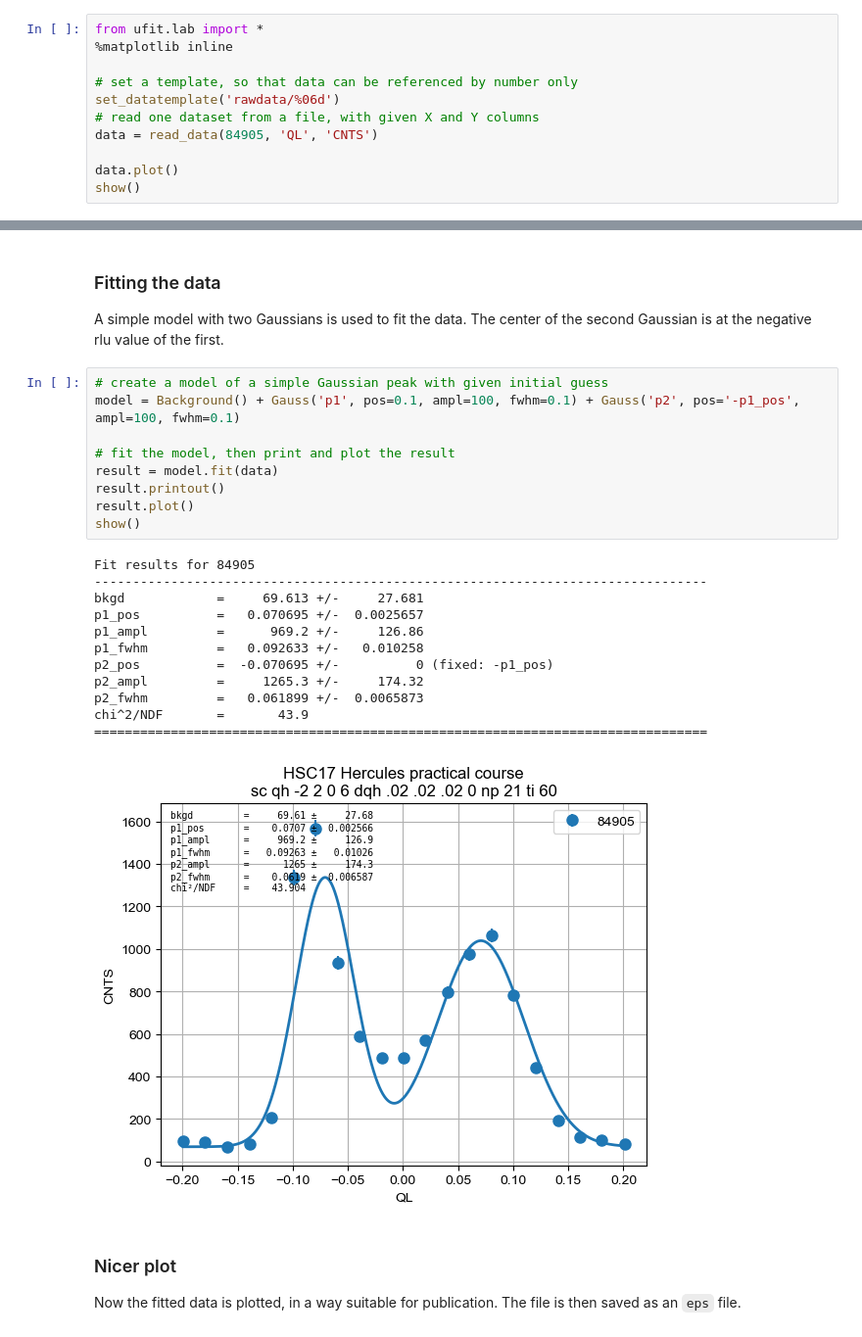
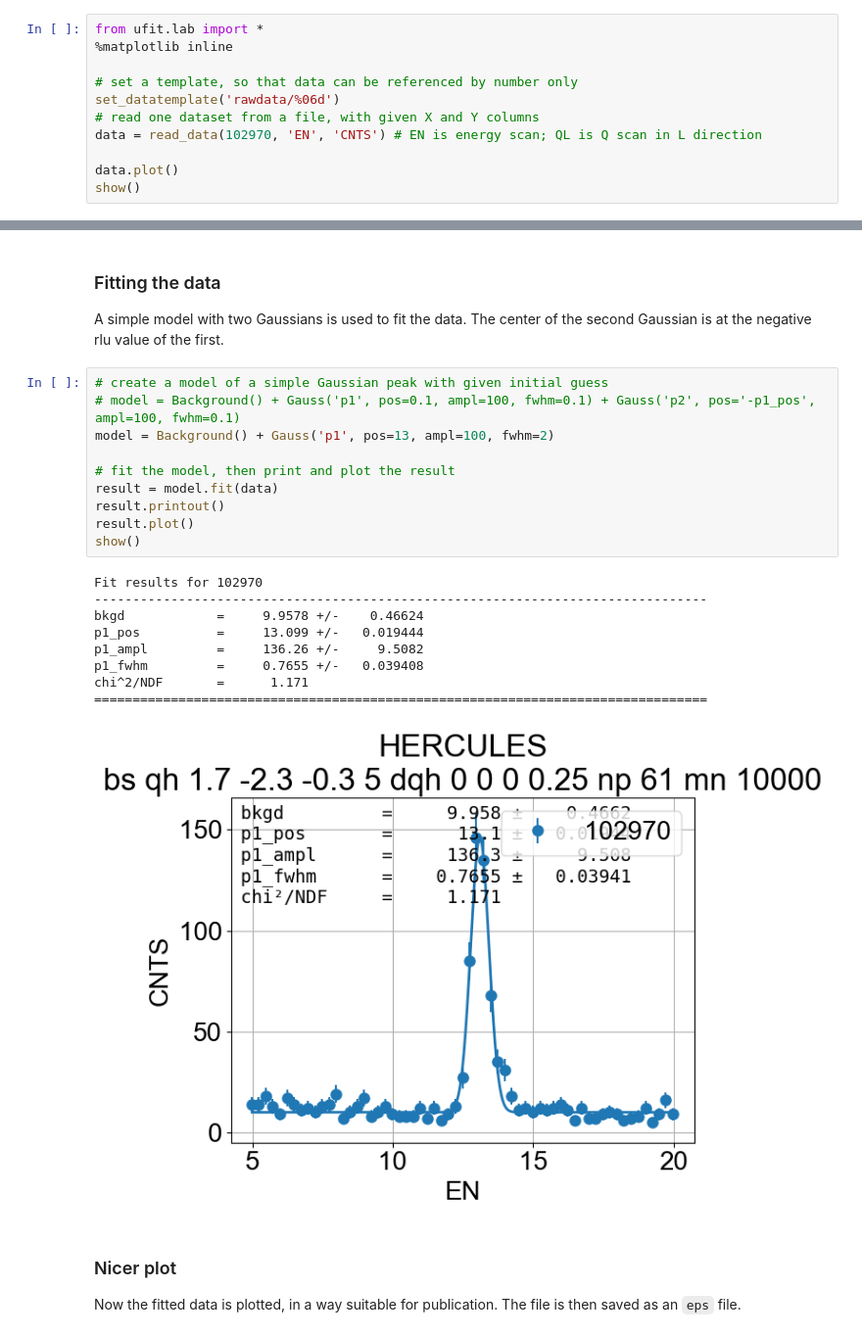
Before and after one commit to OctiEHA/silicon2022, a Jupyter notebook: silicon.ipynb, the cells around one changed output, grey strips where cells are left out. Shown: that part at 98% size. Saved outputs shown, nothing was run; the diff lists cells and outputs as text.

```diff
--- a/silicon.ipynb
+++ b/silicon.ipynb
@@ -82,7 +82,7 @@ from ufit.lab import *
 # set a template, so that data can be referenced by number only
 set_datatemplate('rawdata/%06d')
 # read one dataset from a file, with given X and Y columns
-data = read_data(84905, 'QL', 'CNTS')
+data = read_data(102970, 'EN', 'CNTS') # EN is energy scan; QL is Q scan in L direction
 
 data.plot()
 show()
@@ -94,26 +94,24 @@ show()
 A simple model with two Gaussians is used to fit the data. The center of the second Gaussian is at the negative rlu value of the first.
 # %%
 # create a model of a simple Gaussian peak with given initial guess
-model = Background() + Gauss('p1', pos=0.1, ampl=100, fwhm=0.1) + Gauss('p2', pos='-p1_pos', ampl=100, fwhm=0.1)
+# model = Background() + Gauss('p1', pos=0.1, ampl=100, fwhm=0.1) + Gauss('p2', pos='-p1_pos', ampl=100, fwhm=0.1)
+model = Background() + Gauss('p1', pos=13, ampl=100, fwhm=2)
 
 # fit the model, then print and plot the result
 result = model.fit(data)
 result.printout()
 result.plot()
 show()
 # %% [output]
-Fit results for 84905
+Fit results for 102970
 --------------------------------------------------------------------------------
-bkgd            =     69.613 +/-     27.681
-p1_pos          =   0.070695 +/-  0.0025657
-p1_ampl         =      969.2 +/-     126.86
-p1_fwhm         =   0.092633 +/-   0.010258
-p2_pos          =  -0.070695 +/-          0 (fixed: -p1_pos)
-p2_ampl         =     1265.3 +/-     174.32
-p2_fwhm         =   0.061899 +/-  0.0065873
-chi^2/NDF       =       43.9
+bkgd            =     9.9578 +/-    0.46624
+p1_pos          =     13.099 +/-   0.019444
+p1_ampl         =     136.26 +/-     9.5082
+p1_fwhm         =     0.7655 +/-   0.039408
+chi^2/NDF       =      1.171
 ================================================================================
-[figure, old version]
+[figure, new version]
 # %% [markdown]
 ### Nicer plot
 
```
Also changed, not shown: parts of 8 cells of this notebook, 49 other files.
